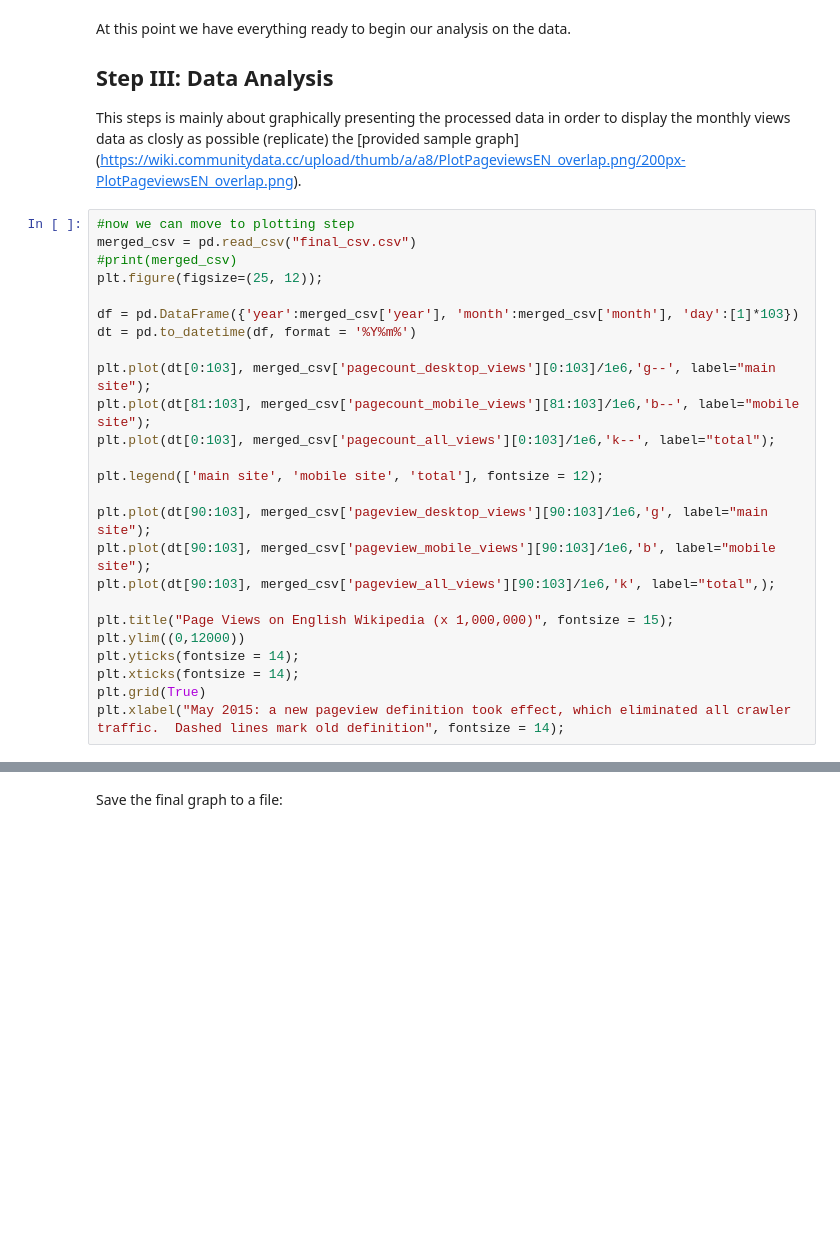
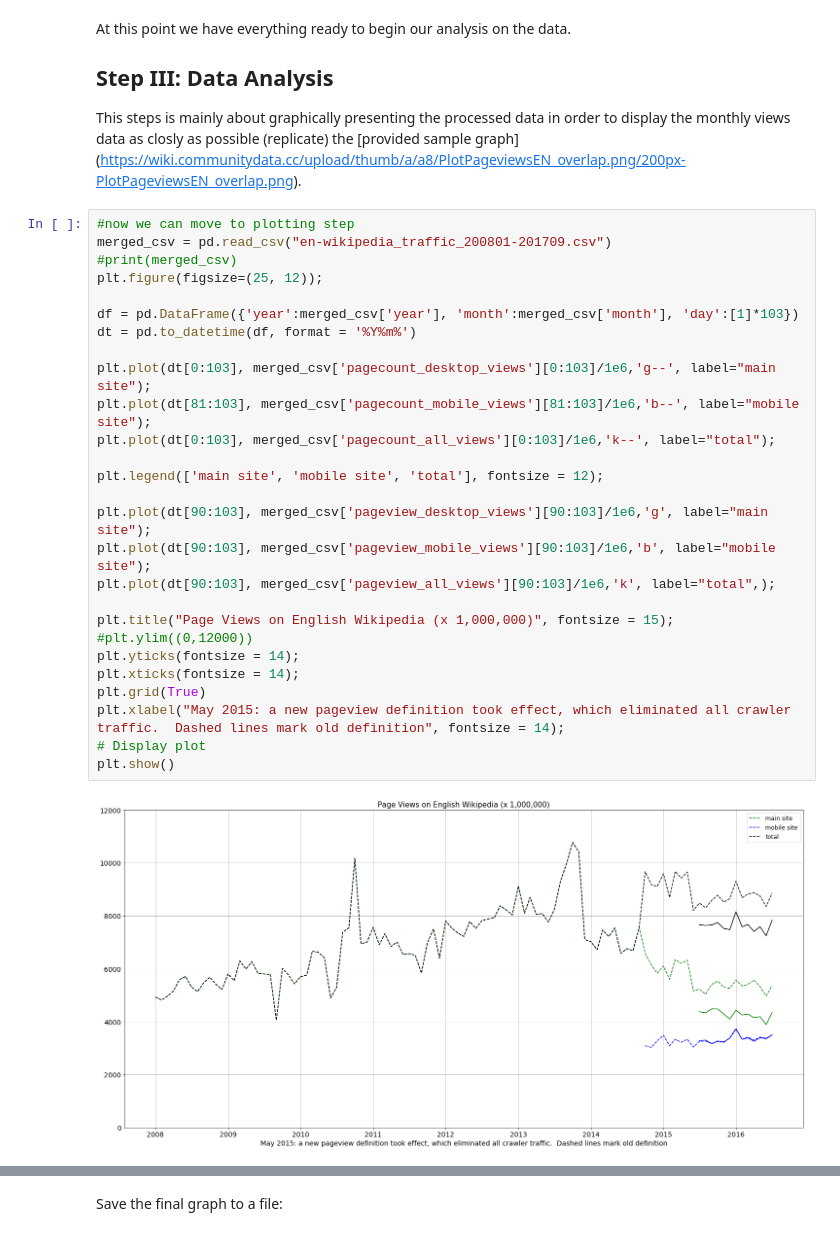
Before and after one commit to rezvanielham/data-512-a1, a Jupyter notebook: hcds-a1-data-curation.ipynb, the cells around one changed output, grey strips where cells are left out. Saved outputs shown, nothing was run; the diff lists cells and outputs as text; blank space fills up the shorter version.

```diff
--- a/hcds-a1-data-curation.ipynb
+++ b/hcds-a1-data-curation.ipynb
@@ -250,26 +250,30 @@ At this point we have everything ready to begin our analysis on the data.
 This steps is mainly about graphically presenting the processed data in order to display the monthly views data as closly as possible (replicate) the [provided sample graph] (https://wiki.communitydata.cc/upload/thumb/a/a8/PlotPageviewsEN_overlap.png/200px-PlotPageviewsEN_overlap.png).
 # %%
 #now we can move to plotting step
-merged_csv = pd.read_csv("final_csv.csv")
+merged_csv = pd.read_csv("en-wikipedia_traffic_200801-201709.csv")
 #print(merged_csv)
 plt.figure(figsize=(25, 12));
 
 df = pd.DataFrame({'year':merged_csv['year'], 'month':merged_csv['month'], 'day':[1]*103})
 dt = pd.to_datetime(df, format = '%Y%m%')
 
 plt.plot(dt[0:103], merged_csv['pagecount_desktop_views'][0:103]/1e6,'g--', label="main site");
 plt.plot(dt[81:103], merged_csv['pagecount_mobile_views'][81:103]/1e6,'b--', label="mobile site");
 plt.plot(dt[0:103], merged_csv['pagecount_all_views'][0:103]/1e6,'k--', label="total");
 
 plt.legend(['main site', 'mobile site', 'total'], fontsize = 12);
 
 plt.plot(dt[90:103], merged_csv['pageview_desktop_views'][90:103]/1e6,'g', label="main site");
 plt.plot(dt[90:103], merged_csv['pageview_mobile_views'][90:103]/1e6,'b', label="mobile site");
 plt.plot(dt[90:103], merged_csv['pageview_all_views'][90:103]/1e6,'k', label="total",);
 
 plt.title("Page Views on English Wikipedia (x 1,000,000)", fontsize = 15);
-plt.ylim((0,12000))
+#plt.ylim((0,12000))
 plt.yticks(fontsize = 14);
 plt.xticks(fontsize = 14);
 plt.grid(True)
 plt.xlabel("May 2015: a new pageview definition took effect, which eliminated all crawler traffic.  Dashed lines mark old definition", fontsize = 14);
+# Display plot
+plt.show()
+# %% [output]
+[figure, added]
```
Also changed, not shown: parts of 2 cells of this notebook, 3 other files.
